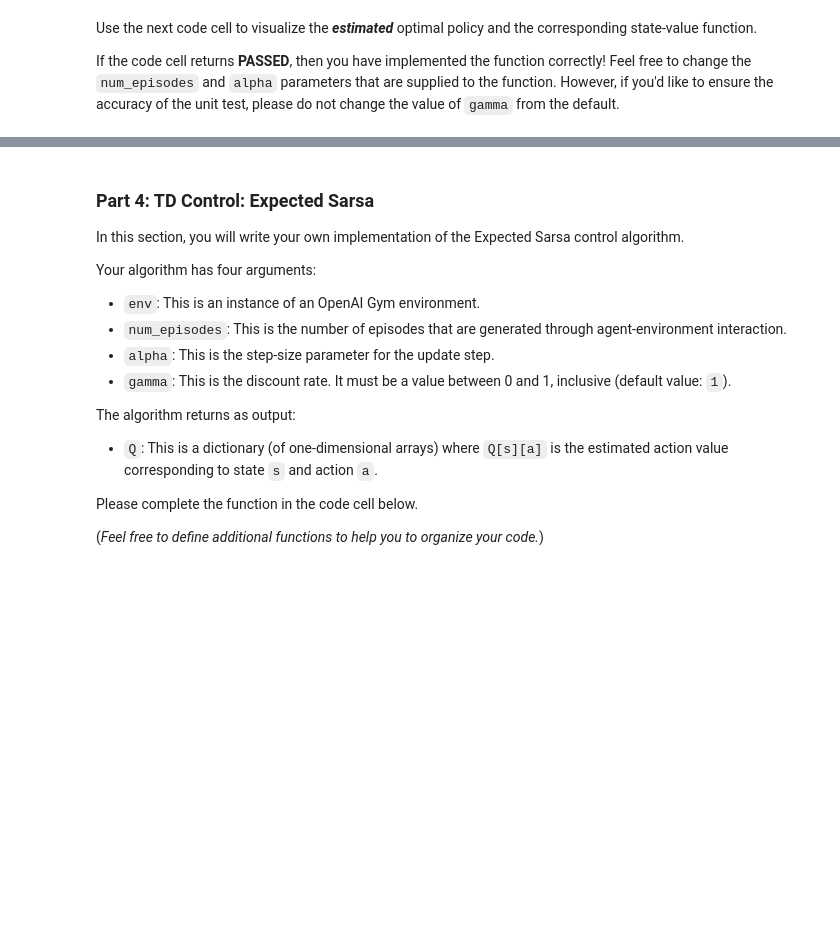
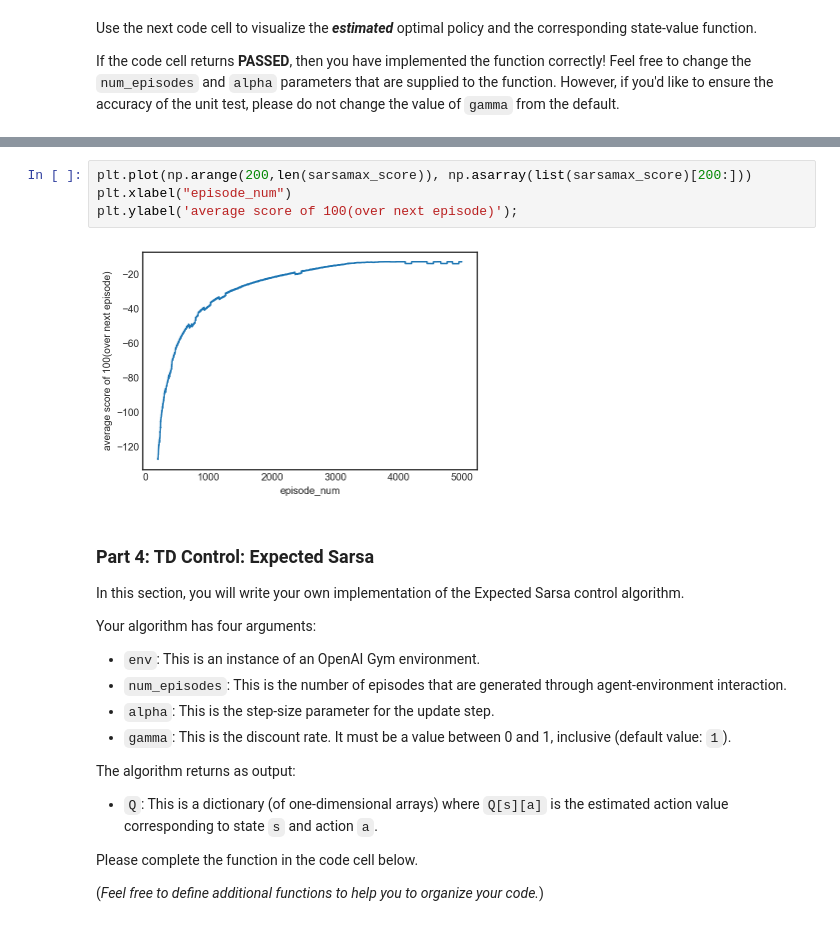
Before and after one commit to AprilYoungs/Deep-learning, a Jupyter notebook: RL/tutorials/temporal_diff_method/Temporal_Difference.ipynb, the cells around one changed output, grey strips where cells are left out. Drawn from its saved outputs; the diff is of its cells as text; blank space fills up the shorter version.

```diff
--- a/RL/tutorials/temporal_diff_method/Temporal_Difference.ipynb
+++ b/RL/tutorials/temporal_diff_method/Temporal_Difference.ipynb
@@ -308,3 +334,9 @@ Estimated Optimal Policy (UP = 0, RIGHT = 1, DOWN = 2, LEFT = 3, N/A = -1):
+# %%
+plt.plot(np.arange(200,len(sarsamax_score)), np.asarray(list(sarsamax_score)[200:]))
+plt.xlabel("episode_num")
+plt.ylabel('average score of 100(over next episode)');
+# %% [output]
+[figure, added]
 # %% [markdown]
 ### Part 4: TD Control: Expected Sarsa
 
```
Also changed, not shown: parts of 17 cells of this notebook, 1 other file.
